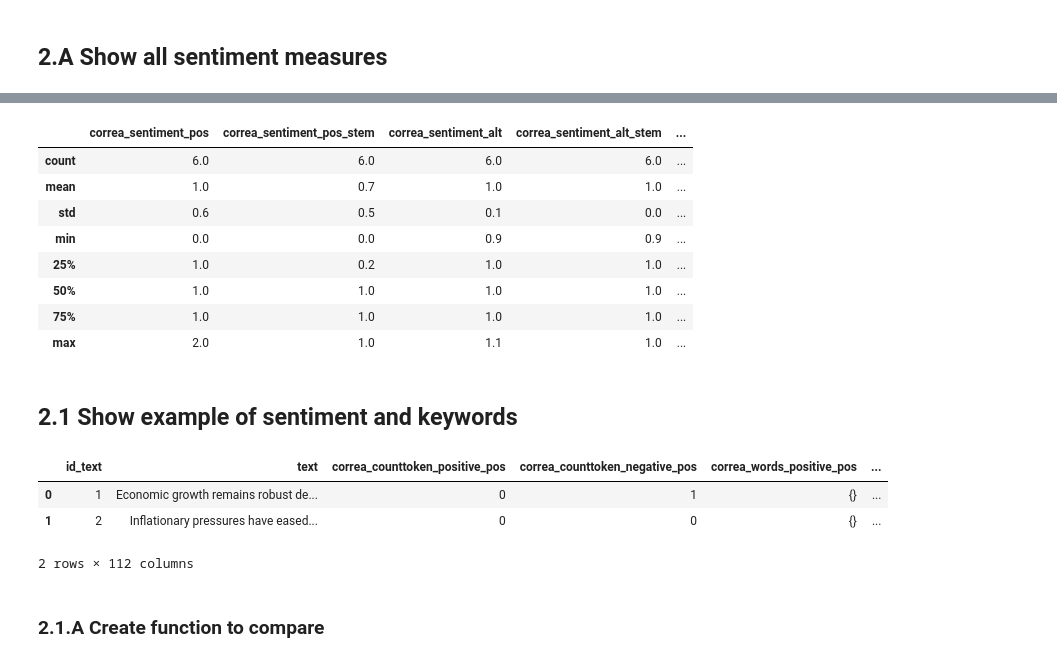
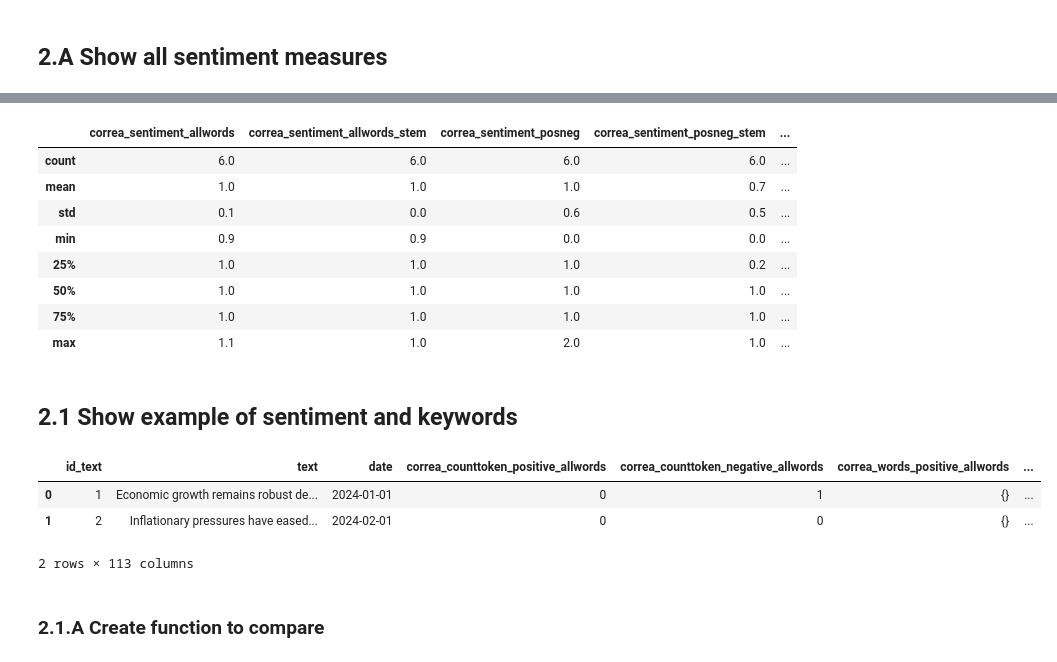
Before and after one commit to corybaird/auto-econ-sentiment, a Jupyter notebook: notebooks/autoecon_demo.ipynb, the cells around one changed output, grey strips where cells are left out. Saved outputs shown, nothing was run; the diff lists cells and outputs as text; code cells hidden in the pictures.

```diff
--- a/notebooks/autoecon_demo.ipynb
+++ b/notebooks/autoecon_demo.ipynb
@@ -88,7 +86,7 @@ WARNING:root:spaCy model not found. Falling back to NLTK.
 # Run Lexical Sentiment Analysis
 # We'll use a few dictionaries and both aggregation methods
 dictionaries = ["correa", "hubert", "lm", "hiv", "ap"]
-aggregation_methods = ["pos", "alt"]
+aggregation_methods = ["allwords", "posneg"]
 text_columns = ["text", "text_stems"]
 
 df_sent_lexical = analyzer.analyze_sentiment_lexical(
@@ -159,25 +157,25 @@ df_sent_lexical[sentiment_columns].head()
 # %%
 df_sent_lexical[sentiment_columns].describe().round(1)
 # %% [output]
-|  | correa_sentiment_pos | correa_sentiment_pos_stem | correa_sentiment_alt | correa_sentiment_alt_stem | ... |
+|  | correa_sentiment_allwords | correa_sentiment_allwords_stem | correa_sentiment_posneg | correa_sentiment_posneg_stem | ... |
 | count | 6.0 | 6.0 | 6.0 | 6.0 | ... |
-| mean | 1.0 | 0.7 | 1.0 | 1.0 | ... |
-| std | 0.6 | 0.5 | 0.1 | 0.0 | ... |
-| min | 0.0 | 0.0 | 0.9 | 0.9 | ... |
-| 25% | 1.0 | 0.2 | 1.0 | 1.0 | ... |
+| mean | 1.0 | 1.0 | 1.0 | 0.7 | ... |
+| std | 0.1 | 0.0 | 0.6 | 0.5 | ... |
+| min | 0.9 | 0.9 | 0.0 | 0.0 | ... |
+| 25% | 1.0 | 1.0 | 1.0 | 0.2 | ... |
 | 50% | 1.0 | 1.0 | 1.0 | 1.0 | ... |
 | 75% | 1.0 | 1.0 | 1.0 | 1.0 | ... |
-| max | 2.0 | 1.0 | 1.1 | 1.0 | ... |
+| max | 1.1 | 1.0 | 2.0 | 1.0 | ... |
 # %% [markdown]
 ## 2.1 Show example of sentiment and keywords
 # %%
-df_sent_lexical_text = pd.merge(df_clean[['id_text', 'text']], df_sent_lexical, on = 'id_text')
+df_sent_lexical_text = pd.merge(df_clean[['id_text', 'text','date']], df_sent_lexical, on = 'id_text')
 df_sent_lexical_text.head(2)
 # %% [output]
-|  | id_text | text | correa_counttoken_positive_pos | correa_counttoken_negative_pos | correa_words_positive_pos | ... |
-| 0 | 1 | Economic growth remains robust de... | 0 | 1 | {} | ... |
-| 1 | 2 | Inflationary pressures have eased... | 0 | 0 | {} | ... |
+|  | id_text | text | date | correa_counttoken_positive_allwords | correa_counttoken_negative_allwords | correa_words_positive_allwords | ... |
+| 0 | 1 | Economic growth remains robust de... | 2024-01-01 | 0 | 1 | {} | ... |
+| 1 | 2 | Inflationary pressures have eased... | 2024-02-01 | 0 | 0 | {} | ... |
-2 rows × 112 columns
+2 rows × 113 columns
 # %% [markdown]
 ### 2.1.A Create function to compare
 # %%
```
Also changed, not shown: parts of 12 cells of this notebook, 6 other files.
